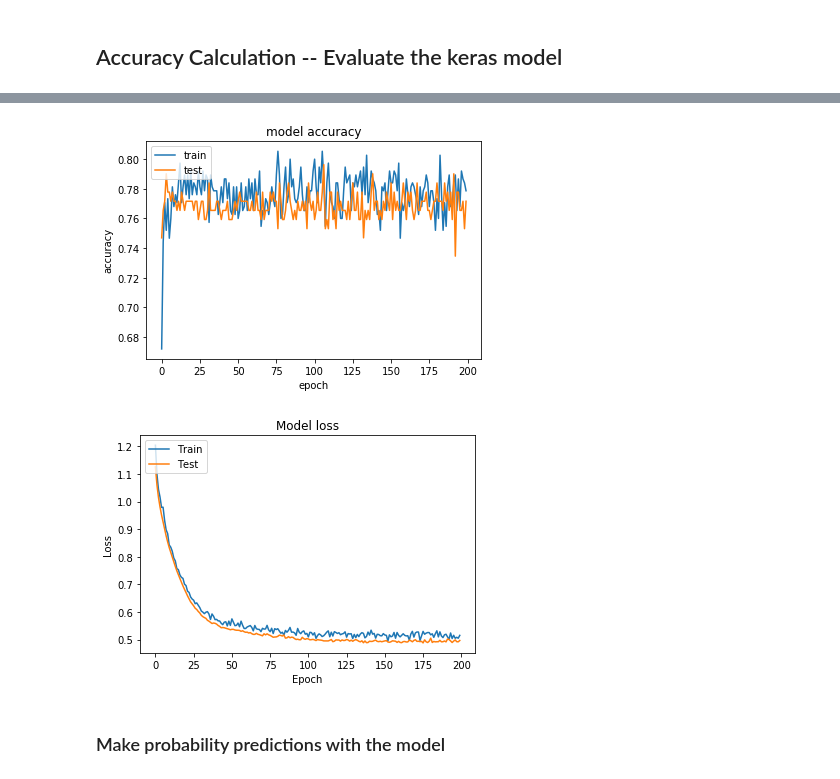
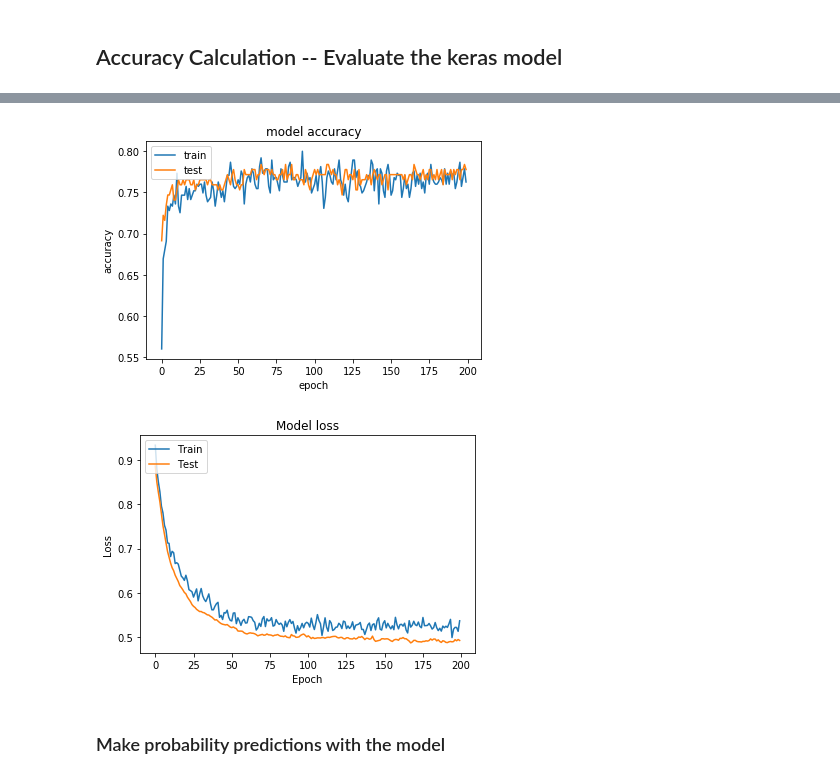
Before and after one commit to Data-Citadel/DiabetesPredictionModel, a Jupyter notebook: ML2_Group006-1.1.ipynb, the cells around one changed output, grey strips where cells are left out. Cells and saved outputs as stored; diff of their text form; code cells hidden in the pictures.

Commit message:
Changes in documentation and model parameters

```diff
--- a/ML2_Group006-1.1.ipynb
+++ b/ML2_Group006-1.1.ipynb
@@ -68,7 +71,10 @@ from keras import regularizers
 # %% [markdown]
 ## Step 1: Loading Data
 # %%
-df = pd.read_csv("https://raw.githubusercontent.com/jbrownlee/Datasets/master/pima-indians-diabetes.data.csv", header=None);
+# Dataset source url
+ds_url = "https://raw.githubusercontent.com/jbrownlee/Datasets/master/pima-indians-diabetes.data.csv"
+
+df = pd.read_csv(ds_url, header=None)
 print(df)
 # %% [output]
       0    1   2   3    4     5      6   7  8
@@ -88,6 +120,9 @@ print(df)
 # %% [markdown]
 ### Adding Header to the data
 # %%
-df.columns = ["pregnancies_times", "glucose", "bp", "skin_thickness","insulin","bmi","Diabetes_Pedigree_Function","age","outcome"]
-df.head()
+# Naming the column headers
+col_names = ["pregnancies_times", "glucose", "bp", "skin_thickness","insulin","bmi","Diabetes_Pedigree_Function","age","outcome"]
+df.columns = col_names
+
+show_dataframe(df)
 # %% [output]
@@ -255,9 +303,9 @@ plt.show()
    - Hence adding regularization params and increasing the learning rate
 # %%
 model = Sequential()
-model.add(Dense(30, input_dim=8, kernel_regularizer=regularizers.l1(0.01), activation='relu'))
+model.add(Dense(8, input_dim=8, kernel_regularizer=regularizers.l1(0.01), activation='relu'))
 model.add(Dropout(0.3))
-model.add(Dense(10,kernel_regularizer=regularizers.l2(0.01), activation='relu'))
+model.add(Dense(4,kernel_regularizer=regularizers.l2(0.01), activation='relu'))
 model.add(Dense(1, activation='sigmoid'))
 # %% [markdown]
 ### Compile the keras model
@@ -280,14 +328,14 @@ Accuracy: 78.77
 # %%
 # Plot training & validation accuracy values
-plt.plot(history.history['accuracy'])
-plt.plot(history.history['val_accuracy'])
+plt.plot(history.history['acc'])
+plt.plot(history.history['val_acc'])
 plt.title('model accuracy')
 plt.ylabel('accuracy')
 plt.xlabel('epoch')
 plt.legend(['train', 'test'], loc='upper left')
 plt.show()
 # %% [output]
-[figure, old version]
+[figure, new version]
 # %%
 # Plot training & validation loss values
 plt.plot(history.history['loss'])
@@ -298,7 +346,7 @@ plt.xlabel('Epoch')
 plt.legend(['Train', 'Test'], loc='upper left')
 plt.show()
 # %% [output]
-[figure, old version]
+[figure, new version]
 # %% [markdown]
 ### Make probability predictions with the model
 # %%
```
Also changed, not shown: parts of 21 cells of this notebook.
